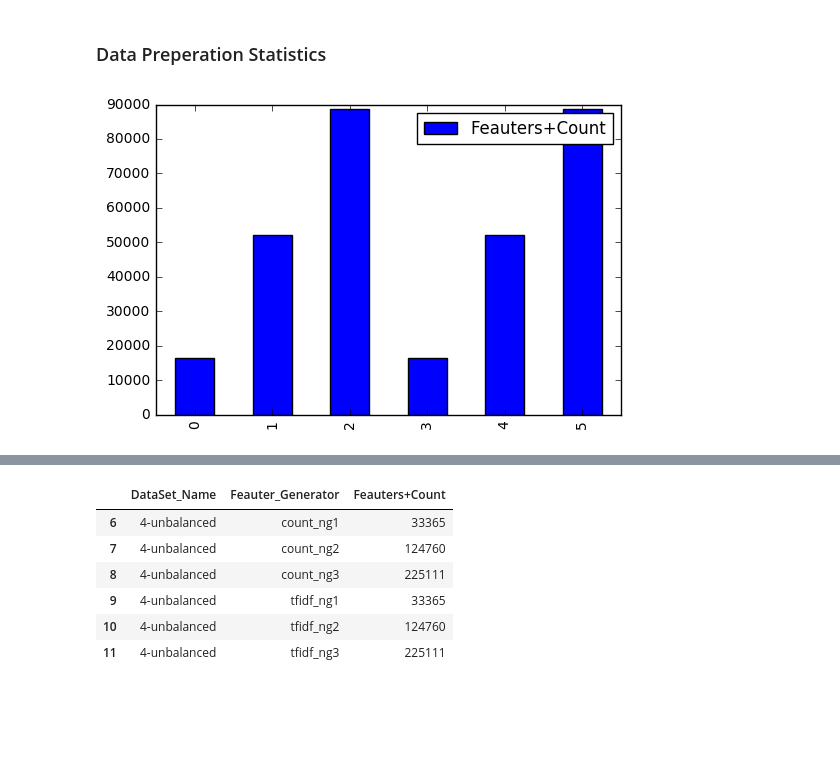
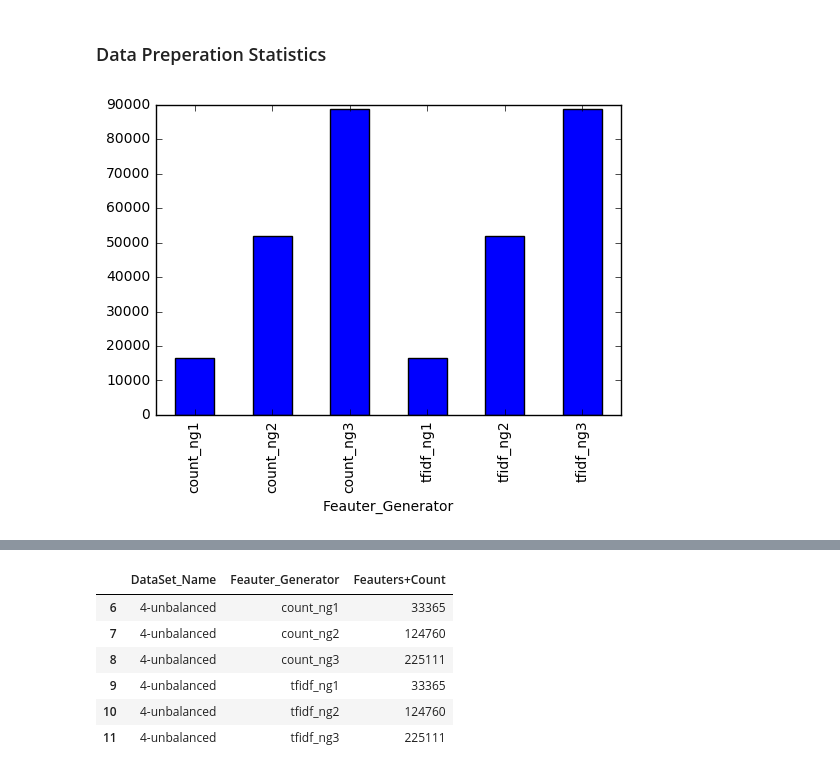
Before and after one commit to Rababalkhalifa/project_capastone, a Jupyter notebook: sentimental_analysis_BenchMarkModel_ASTD.ipynb, the cells around one changed output, grey strips where cells are left out. Saved outputs shown, nothing was run; the diff lists cells and outputs as text; code cells hidden in the pictures; blank space fills up the shorter version.

```diff
--- a/sentimental_analysis_BenchMarkModel_ASTD.ipynb
+++ b/sentimental_analysis_BenchMarkModel_ASTD.ipynb
@@ -240,7 +260,7 @@ for data in datas:
 
 
 
-                        dataframe_collection[clf["name"] + '-' + feat_generator['name'] ] = df
+                        dataframe_collection[ data['name'] + '-' + clf["name"] + '-' + feat_generator['name'] ]  = df
 #                         print(clf["name"],df['feauter_generator'] )
                         scores.append(score)
 
@@ -290,7 +332,9 @@ mnb-tfidf_ng3
 ### Data Preperation Statistics
 # %%
 balanceFeauters = df_feauterCount[df_feauterCount['DataSet_Name'] == '4-balanced']
-balanceFeauters.plot( kind="bar")
+balanceFeauters.index = balanceFeauters.Feauter_Generator
+
+balanceFeauters['Feauters+Count'].plot(kind='bar')
 plt.show()
 # %% [output]
-[figure, old version]
+[figure, new version]
```
Also changed, not shown: parts of 6 cells of this notebook, 1 other file.
